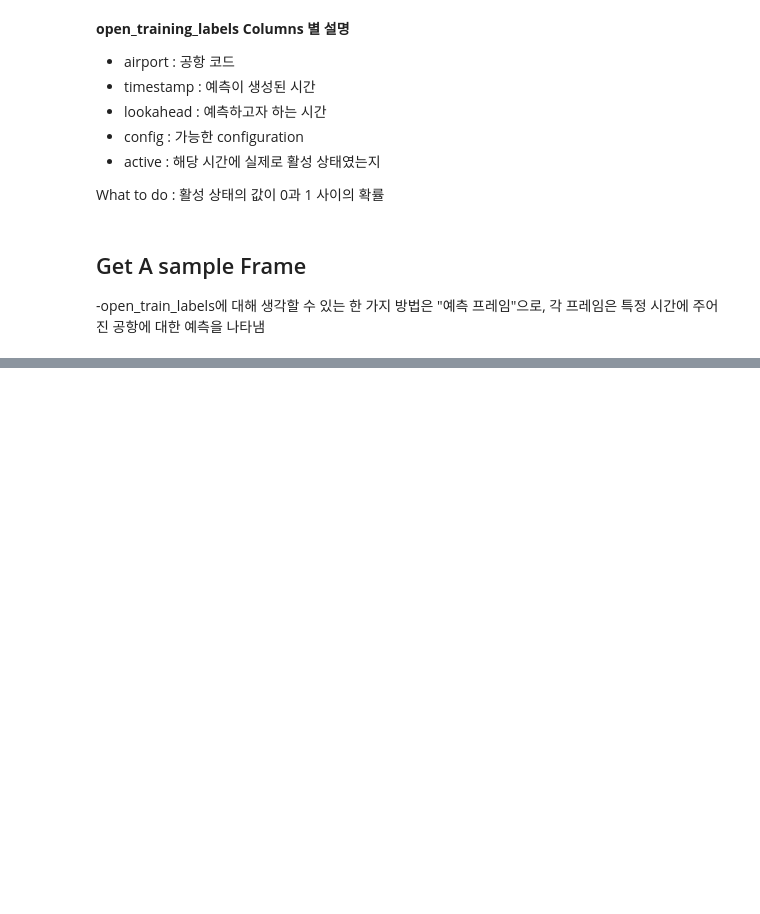
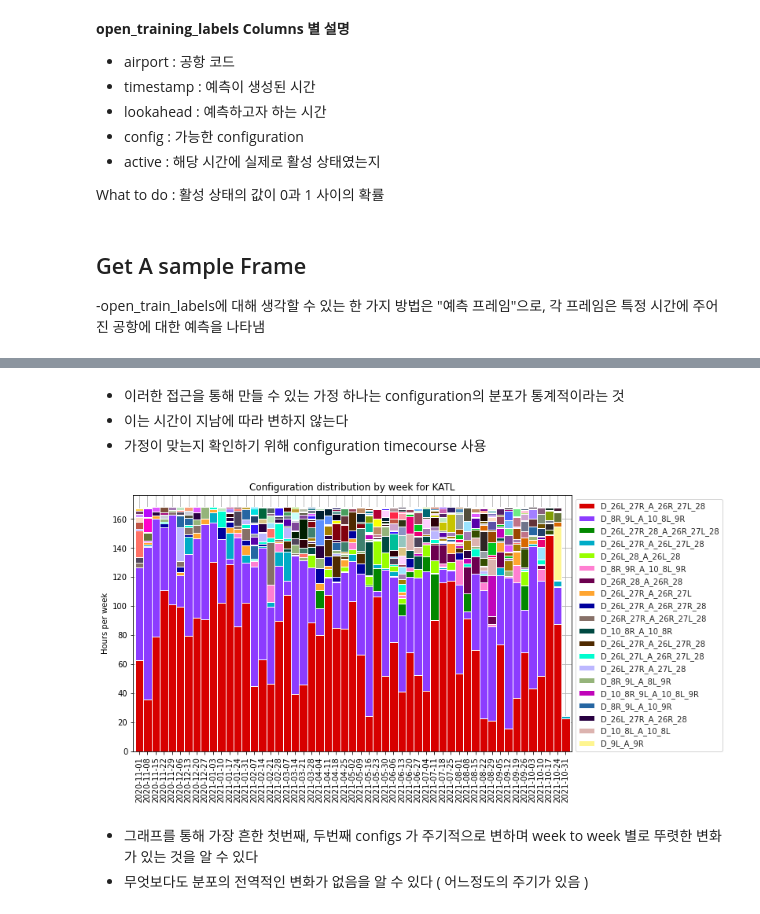
Before and after one commit to crimama/Airport_Configuration, a Jupyter notebook: BASELINE.ipynb, the cells around one changed output, grey strips where cells are left out. Cells and saved outputs as stored; diff of their text form; code cells hidden in the pictures; blank space fills up the shorter version.

```diff
--- a/BASELINE.ipynb
+++ b/BASELINE.ipynb
@@ -135,0 +264,40 @@ What to do : 활성 상태의 값이 0과 1 사이의 확률
+# %% [markdown]
+- 이러한 접근을 통해 만들 수 있는 가정 하나는 configuration의 분포가 통계적이라는 것
+- 이는 시간이 지남에 따라 변하지 않는다
+- 가정이 맞는지 확인하기 위해 configuration timecourse 사용
+# %%
+import colorcet as cc
+from cycler import cycler
+
+with mpl.rc_context({"axes.prop_cycle": cycler(color=cc.glasbey_bw)}):
+    fig, ax = plt.subplots(figsize=(10, 6))
+    ax.set_axisbelow(True)
+    sns.set_style("whitegrid")
+    x = (
+        config_timecourse.reset_index()
+        .groupby(
+            [
+                pd.Grouper(key="timestamp", freq="7D", axis=0),
+                "airport_config",
+            ]
+        )
+        .size()
+        .unstack()
+        .fillna(0)
+        .astype(int)
+    ) / 4
+    x.index = x.index.astype(str)
+    x[x.sum().sort_values(ascending=False).index].plot(
+        kind="bar", stacked=True, width=1, ax=ax
+    )
+    handles, labels = ax.get_legend_handles_labels()
+    ax.legend(handles[:20], labels[:20], bbox_to_anchor=(1, 1), loc="upper left")
+    ax.set_title(f"Configuration distribution by week for {airport_code.upper()}")
+    ax.set_xlabel("")
+    ax.set_ylabel("Hours per week")
+    plt.show()
+# %% [output]
+[figure, added]
+# %% [markdown]
+- 그래프를 통해 가장 흔한 첫번째, 두번째 configs 가 주기적으로 변하며 week to week 별로 뚜렷한 변화가 있는 것을 알 수 있다
+- 무엇보다도 분포의 전역적인 변화가 없음을 알 수 있다 ( 어느정도의 주기가 있음 )
```
Also changed, not shown: parts of 28 cells of this notebook.
